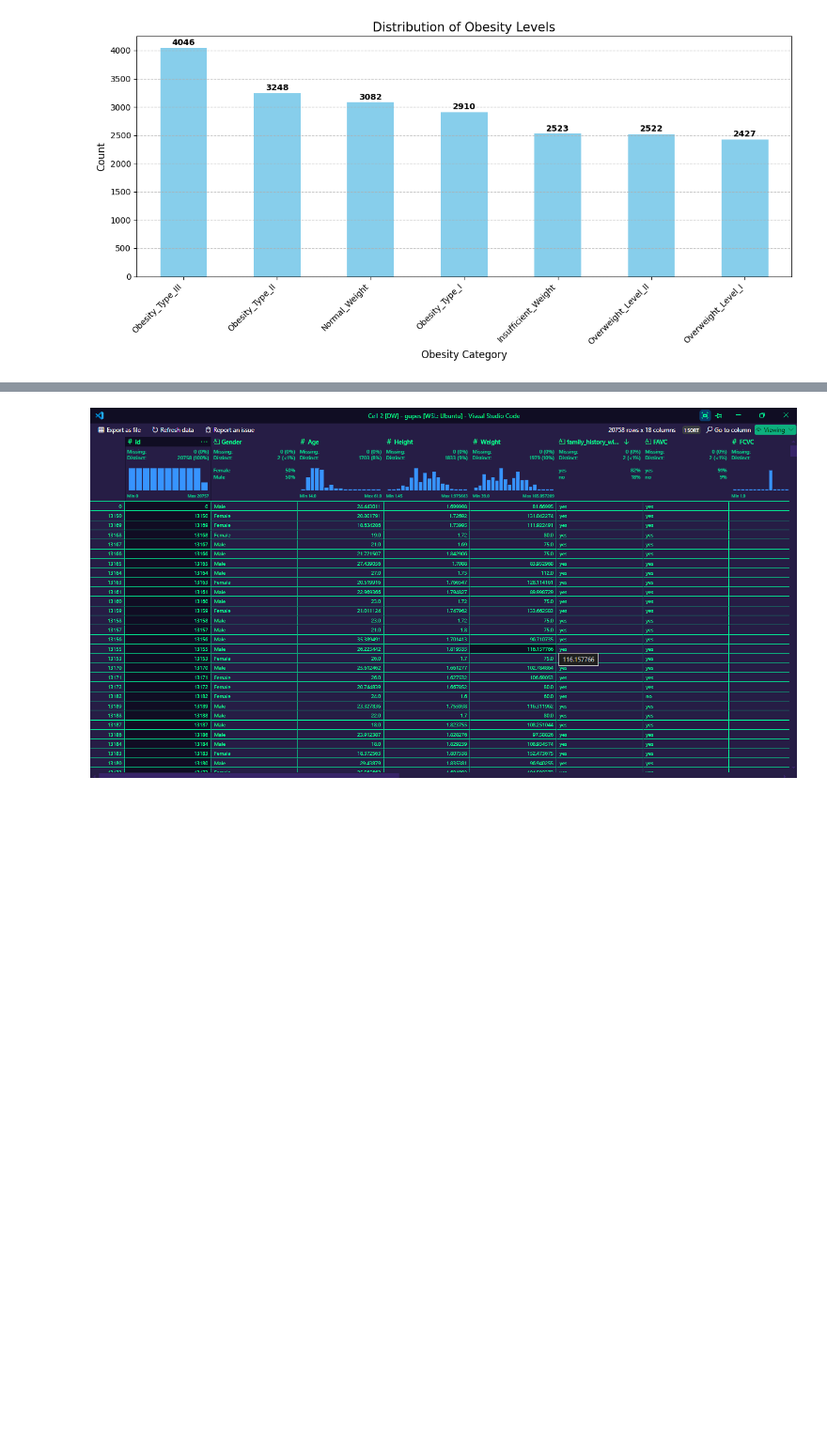
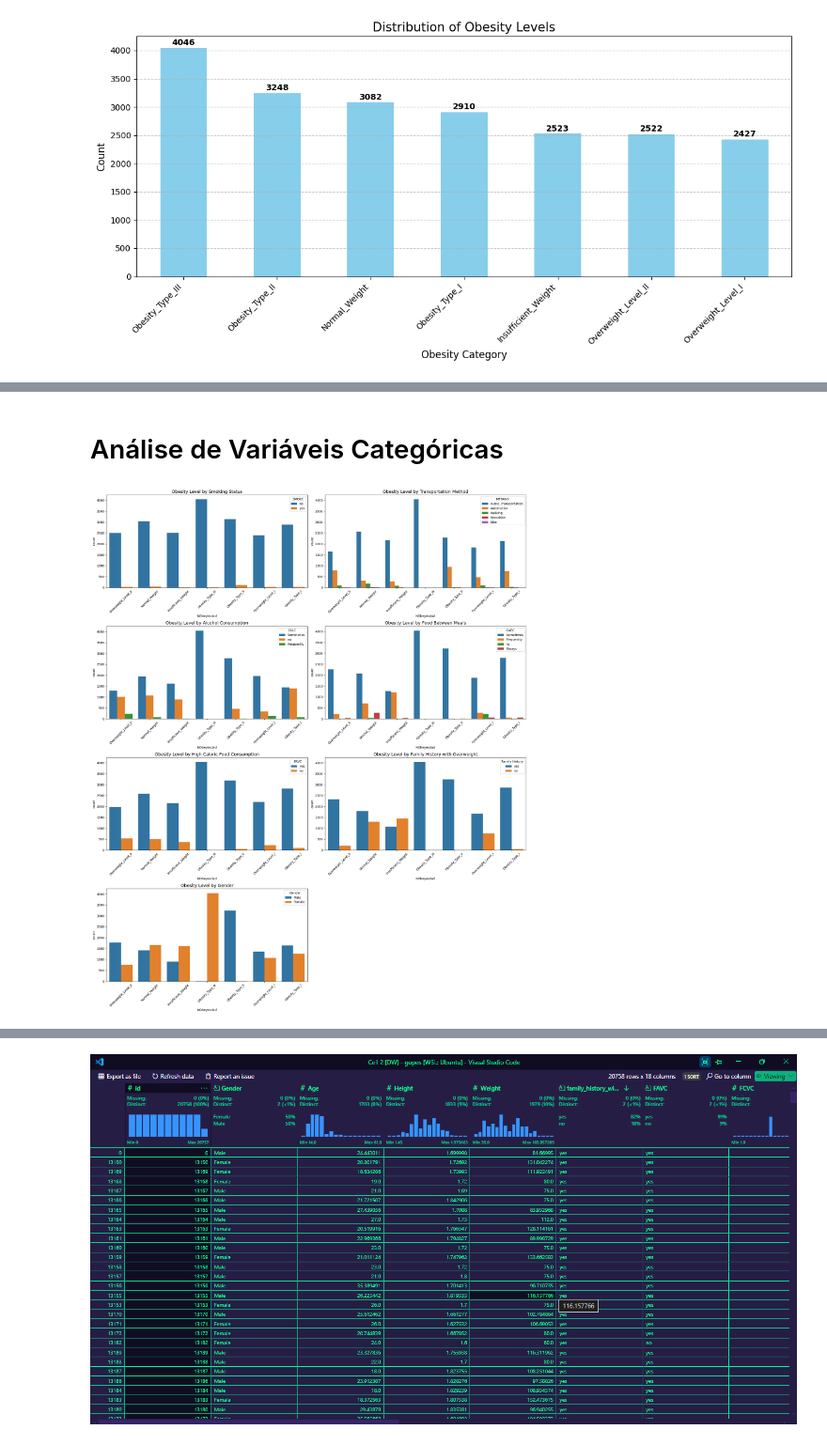
Before and after one commit to gupessanha/Data-Mining, a Jupyter notebook: T1/trab.ipynb, the cells around one changed output, grey strips where cells are left out. Shown at 94% size. Saved outputs shown, nothing was run; the diff lists cells and outputs as text; code cells hidden in the pictures; blank space fills up the shorter version.

```diff
--- a/T1/trab.ipynb
+++ b/T1/trab.ipynb
@@ -57,0 +61,55 @@ plt.pyplot.tight_layout()
+# %% [markdown]
+# Análise de Variáveis Categóricas
+# %%
+# Create a figure with subplots - 4x2 grid to have 8 subplots (we'll use 7)
+fig, axes = plt.pyplot.subplots(4, 2, figsize=(20, 24))
+axes = axes.flatten()
+
+# Plot for SMOKE
+sns.countplot(x='NObeyesdad', hue='SMOKE', data=data, ax=axes[0])
+axes[0].set_title('Obesity Level by Smoking Status', fontsize=14)
+axes[0].tick_params(axis='x', rotation=45)
+axes[0].legend(title='SMOKE')
+
+# Plot for MTRANS
+sns.countplot(x='NObeyesdad', hue='MTRANS', data=data, ax=axes[1])
+axes[1].set_title('Obesity Level by Transportation Method', fontsize=14)
+axes[1].tick_params(axis='x', rotation=45)
+axes[1].legend(title='MTRANS')
+
+# Plot for CALC
+sns.countplot(x='NObeyesdad', hue='CALC', data=data, ax=axes[2])
+axes[2].set_title('Obesity Level by Alcohol Consumption', fontsize=14)
+axes[2].tick_params(axis='x', rotation=45)
+axes[2].legend(title='CALC')
+
+# Plot for CAEC
+sns.countplot(x='NObeyesdad', hue='CAEC', data=data, ax=axes[3])
+axes[3].set_title('Obesity Level by Food Between Meals', fontsize=14)
+axes[3].tick_params(axis='x', rotation=45)
+axes[3].legend(title='CAEC')
+
+# Plot for FAVC
+sns.countplot(x='NObeyesdad', hue='FAVC', data=data, ax=axes[4])
+axes[4].set_title('Obesity Level by High Caloric Food Consumption', fontsize=14)
+axes[4].tick_params(axis='x', rotation=45)
+axes[4].legend(title='FAVC')
+
+# Plot for family_history_with_overweight
+sns.countplot(x='NObeyesdad', hue='family_history_with_overweight', data=data, ax=axes[5])
+axes[5].set_title('Obesity Level by Family History with Overweight', fontsize=14)
+axes[5].tick_params(axis='x', rotation=45)
+axes[5].legend(title='Family History')
+
+# Plot for gender
+sns.countplot(x='NObeyesdad', hue='Gender', data=data, ax=axes[6])
+axes[6].set_title('Obesity Level by Gender', fontsize=14)
+axes[6].tick_params(axis='x', rotation=45)
+axes[6].legend(title='Gender')
+
+# Hide the unused subplot
+axes[7].set_visible(False)
+
+plt.pyplot.tight_layout()
+# %% [output]
+[figure, added]
```
Also changed, not shown: parts of 9 cells of this notebook.
